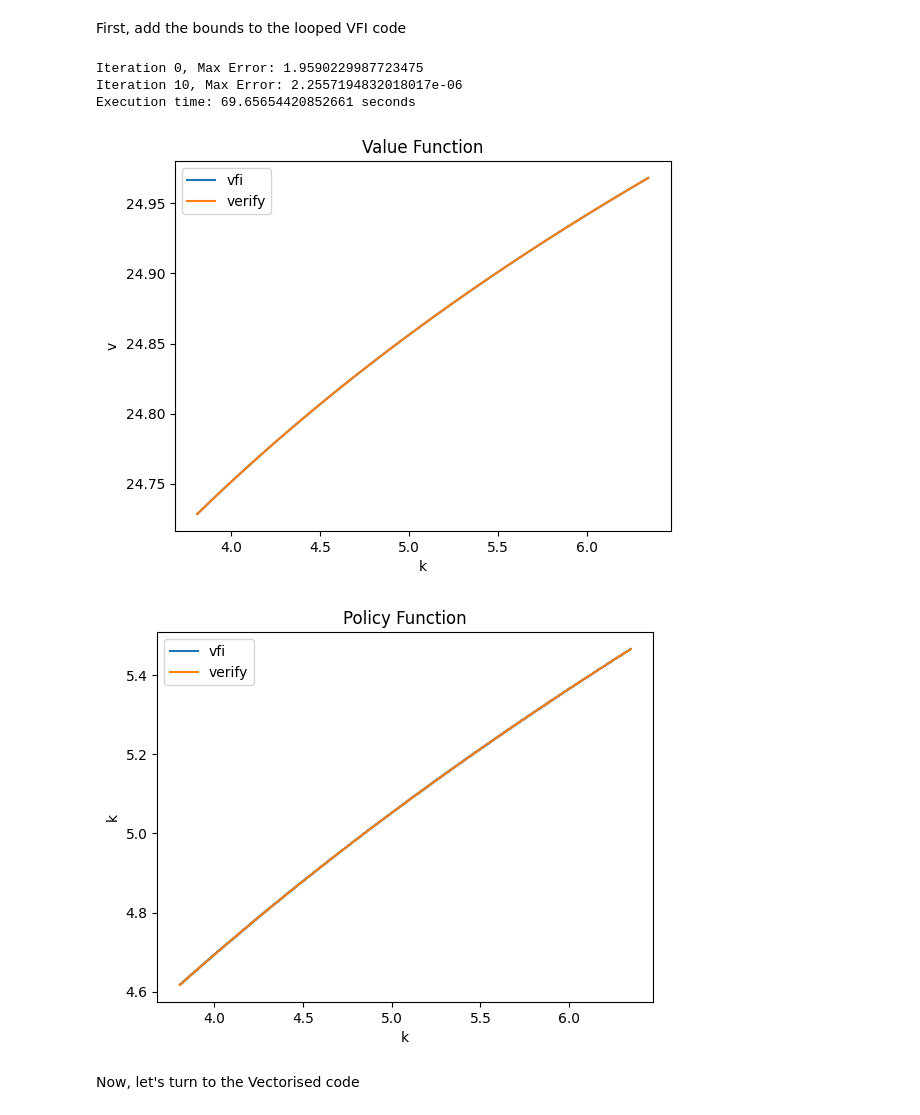
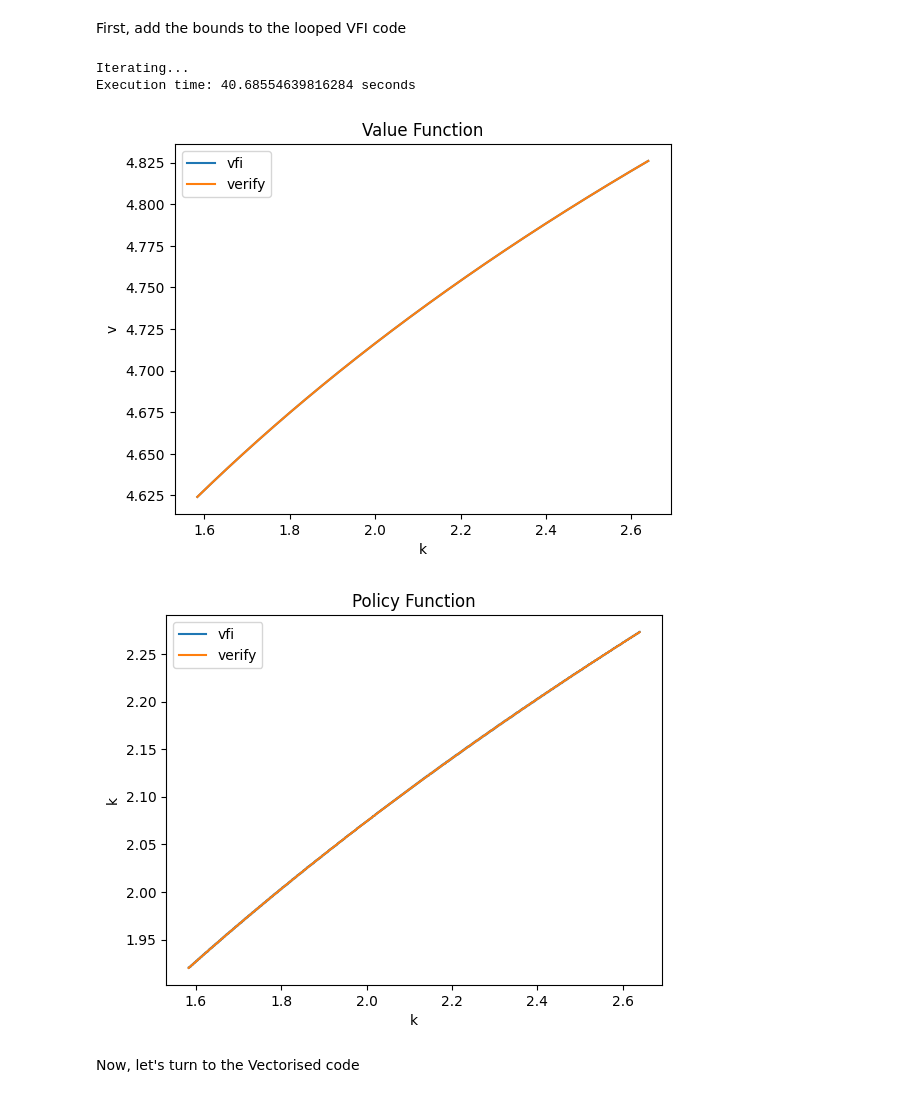
Before and after one commit to sgcbayli024/ECON8185_Homework, a Jupyter notebook: HW1_3_NEW_VERSION.ipynb, the cells around one changed output. Cells and saved outputs as stored; diff of their text form; code cells hidden in the pictures.

```diff
--- a/HW1_3_NEW_VERSION.ipynb
+++ b/HW1_3_NEW_VERSION.ipynb
@@ -262,7 +239,7 @@ def Tv_mqp(d, toler, max_iter, alpha, beta, A, n):
 
     start_time = time.time()
 
-    iter = 0
+    iter = 1
 
     error = toler + 1
 
@@ -273,6 +250,9 @@ def Tv_mqp(d, toler, max_iter, alpha, beta, A, n):
     v2=np.zeros(shape=(n,1))
 
     vect_c=np.zeros(shape=(n,1))
+
+    if iter == 1:
+        print("Iterating...")
 
     while (toler<error) and (iter<max_iter):
         policy_i=np.zeros(shape=(n,1))
@@ -302,6 +282,7 @@ def Tv_mqp(d, toler, max_iter, alpha, beta, A, n):
 
         if iter % 10 == 0:
             print(f"Iteration {iter}, Max Error: {error}")
+
         iter+=1
 
     if iter == max_iter:
@@ -334,13 +315,12 @@ def Tv_mqp(d, toler, max_iter, alpha, beta, A, n):
     plt.show()
     return v, policy_i
 # %%
-v_mqp, pol_mqp = Tv_mqp(d=1, toler=1e-6, max_iter=1000000, alpha=0.33, beta=0.9, A=10, n=1001)
+v_mqp, pol_mqp = Tv_mqp(d=1, toler=1e-6, max_iter=1000000, alpha=0.33, beta=0.5, A=10, n=1001)
 # %% [output]
-Iteration 0, Max Error: 1.9590229987723475
-Iteration 10, Max Error: 2.2557194832018017e-06
-Execution time: 69.65654420852661 seconds
+Iterating...
+Execution time: 40.68554639816284 seconds
-[figure, old version]
+[figure, new version]
-[figure, old version]
+[figure, new version]
 # %% [markdown]
 Now, let's turn to the Vectorised code
 # %%
```
Also changed, not shown: parts of 8 cells of this notebook.
